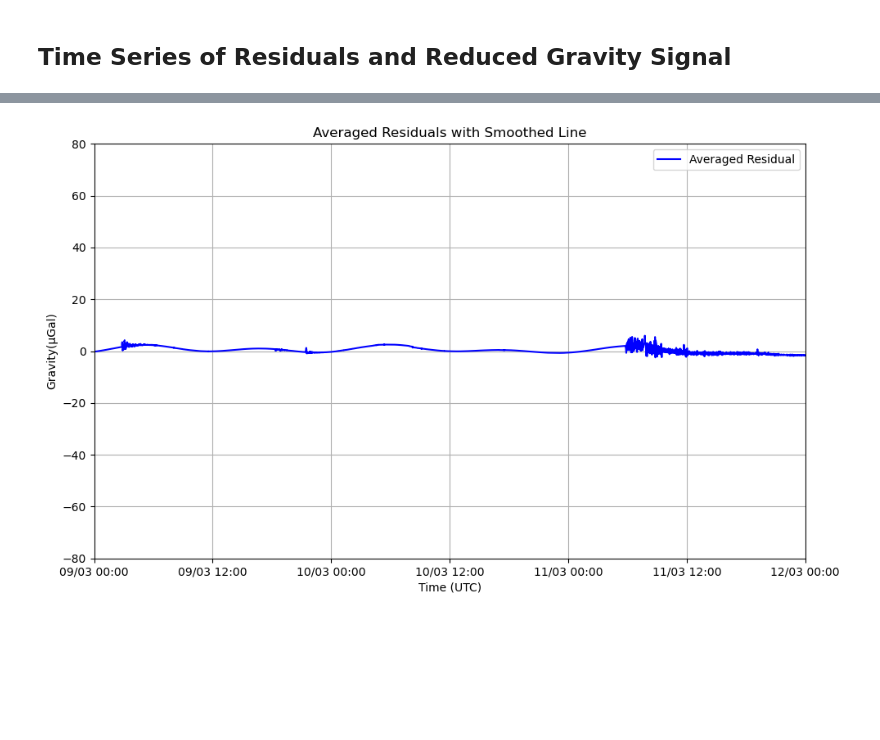
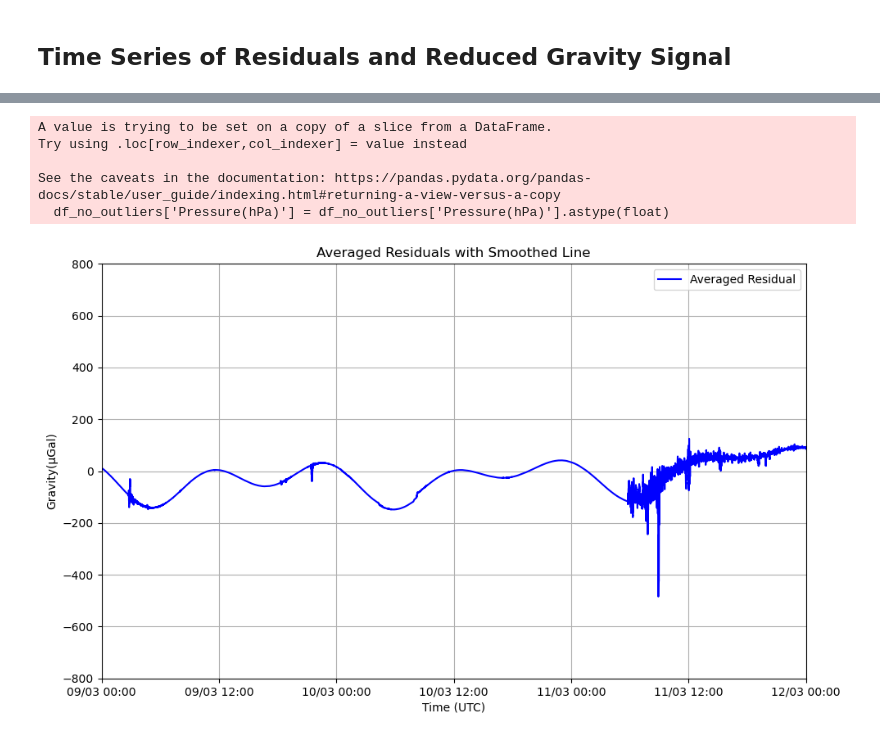
Before and after one commit to GPGN-268/SP2024-FP05-gravity, a Jupyter notebook: notebooks/tohoku-oki_gravity_plots.ipynb, the cells around one changed output, grey strips where cells are left out. Cells and saved outputs as stored; diff of their text form; code cells hidden in the pictures; blank space fills up the shorter version.

```diff
--- a/notebooks/tohoku-oki_gravity_plots.ipynb
+++ b/notebooks/tohoku-oki_gravity_plots.ipynb
@@ -124,35 +79,49 @@ df_decimated
 # %%
 # Convert the 'Date' and 'Time' columns to datetime and set them as the index
 #df['DateTime'] = pd.to_datetime(df['Date'] + ' ' + df['Time'], format='%Y%m%d %H%M%S')
 #df.set_index('DateTime', inplace=True)
 
+# Calculate Z-score
+z_scores = stats.zscore(df['Gravity(micro-gal)'])
+
+# Define threshold for outlier detection (ex: Z-score > 3)
+threshold = 3
+
+# Remove outliers
+df_no_outliers = df[(z_scores < threshold) & (z_scores > -threshold)]
+
 # Convert 'Pressure(hPa)' to float because we are resampling the whole dataframe in the next line
-df['Pressure(hPa)'] = df['Pressure(hPa)'].astype(float)
+df_no_outliers['Pressure(hPa)'] = df_no_outliers['Pressure(hPa)'].astype(float)
 
 # Decimate the data to a sampling rate of 0.1 Hz, we need to sample for at least 10s???
-df_decimated = df.resample('10S').median()
+df_decimated = df_no_outliers.resample('10S').mean()
 
 # Apply a rolling window of 30 seconds to smooth the residuals
-rolling_mean = df_decimated['Gravity(V)'].rolling(window=20).median()
+rolling_mean = df_decimated['Gravity(micro-gal)'].rolling(window=30, min_periods=1).mean()
 rolling_mean = rolling_mean.dropna()      # Get rid of "Nan" or blank values
 
 # Plot the averaged residuals
 plt.figure(figsize=(10, 6))
 plt.plot(rolling_mean.index, rolling_mean.values, color='blue', label='Averaged Residual')
 plt.xlabel('Time (UTC)')
 plt.ylabel('Gravity(µGal)')
-plt.ylim(-80, 80)
+plt.ylim(-800, 800)
 plt.title('Averaged Residuals with Smoothed Line')
 plt.legend()
 plt.grid(True)
 
 # Set x-axis limits from March 9th, 00:00 to March 12th, 00:00 in UTC
 plt.xlim(pd.Timestamp('2011-03-09 00:00:00', tz='UTC'), pd.Timestamp('2011-03-12 00:00:00', tz='UTC'))
 
 # Format the tick labels to display in this format: 09/03 00:00
 plt.gca().xaxis.set_major_formatter(plt.matplotlib.dates.DateFormatter('%d/%m %H:%M'))
 
 plt.tight_layout()
 plt.show()
 # %% [output]
+A value is trying to be set on a copy of a slice from a DataFrame.
+Try using .loc[row_indexer,col_indexer] = value instead
+
+See the caveats in the documentation: https://pandas.pydata.org/pandas-docs/stable/user_guide/indexing.html#returning-a-view-versus-a-copy
+  df_no_outliers['Pressure(hPa)'] = df_no_outliers['Pressure(hPa)'].astype(float)
-[figure, old version]
+[figure, new version]
```
Also changed, not shown: parts of 6 cells of this notebook.
